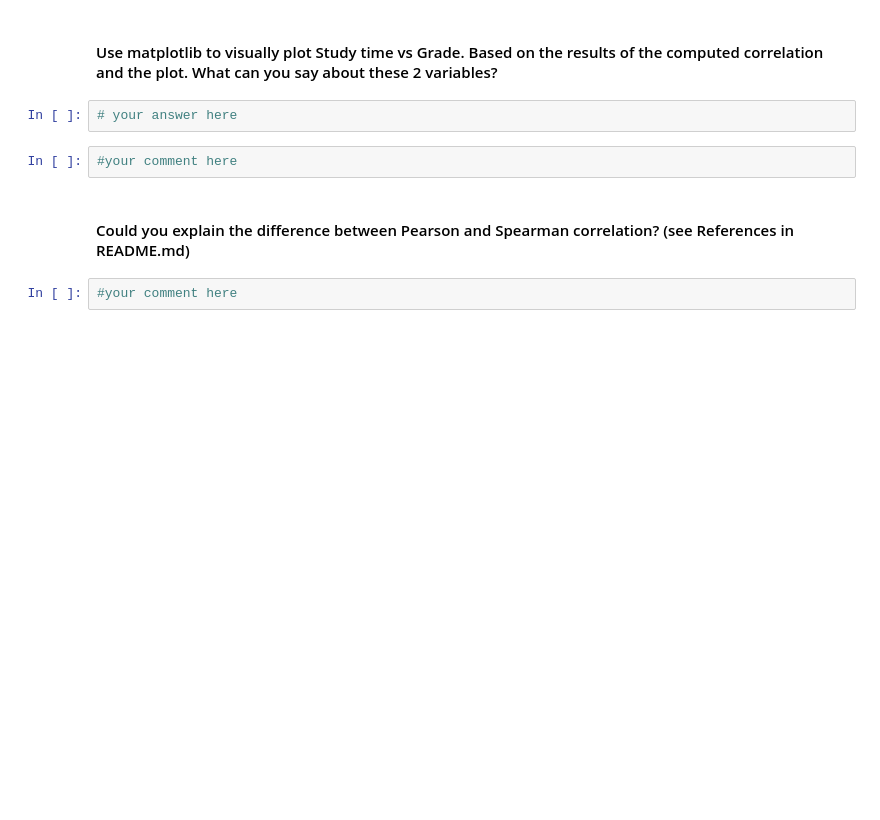
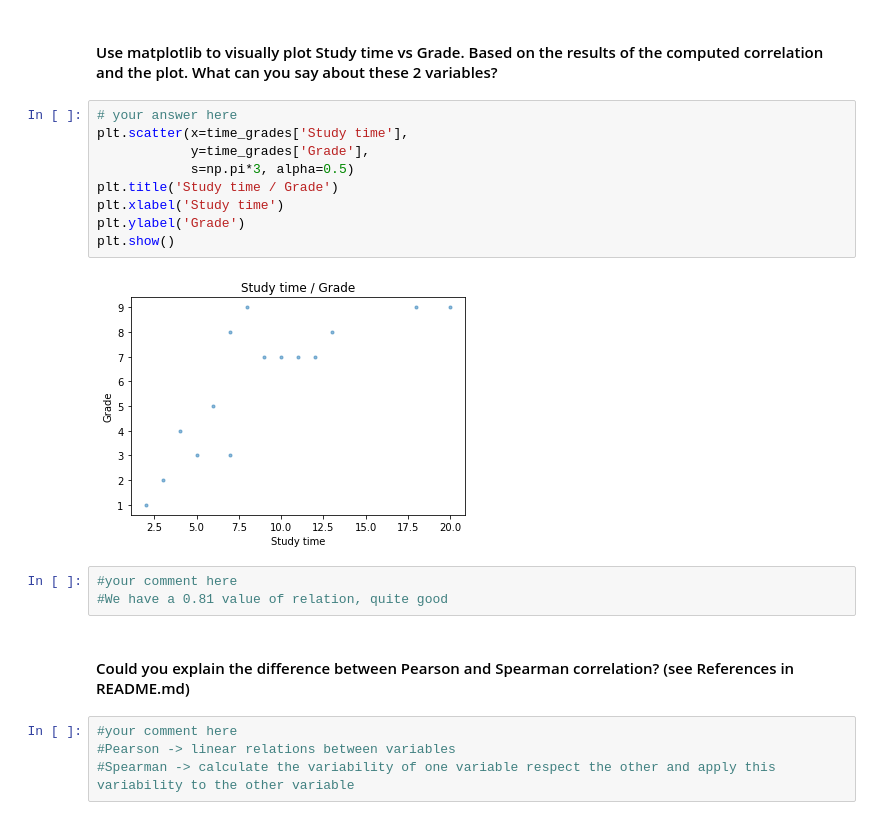
Before and after one commit to ta-datapt-bcn/lab-pivot-table-and-correlation, a Jupyter notebook: your_code/main.ipynb, the cells around one changed output. Cells and saved outputs as stored; diff of their text form; blank space fills up the shorter version.

```diff
--- a/your_code/main.ipynb
+++ b/your_code/main.ipynb
@@ -143,10 +374,22 @@ column= ['Calorie burned', 'Steps','Floors','Minutes Sedentary','Minutes Very Ac
 # %% [markdown]
 #### Use matplotlib to visually plot Study time vs Grade. Based on the results of the computed correlation and the plot. What can you say about these 2 variables?
-# %%
-# your answer here
-# %%
-#your comment here
+# %%
+# your answer here
+plt.scatter(x=time_grades['Study time'],
+            y=time_grades['Grade'],
+            s=np.pi*3, alpha=0.5)
+plt.title('Study time / Grade')
+plt.xlabel('Study time')
+plt.ylabel('Grade')
+plt.show()
+# %% [output]
+[figure, added]
+# %%
+#your comment here
+#We have a 0.81 value of relation, quite good
 # %% [markdown]
 #### Could you explain the difference between Pearson and Spearman correlation? (see References in README.md)
-# %%
-#your comment here
+# %%
+#your comment here
+#Pearson -> linear relations between variables
+#Spearman -> calculate the variability of one variable respect the other and apply this variability to the other variable
```
Also changed, not shown: parts of 42 cells of this notebook, 1 other file.
